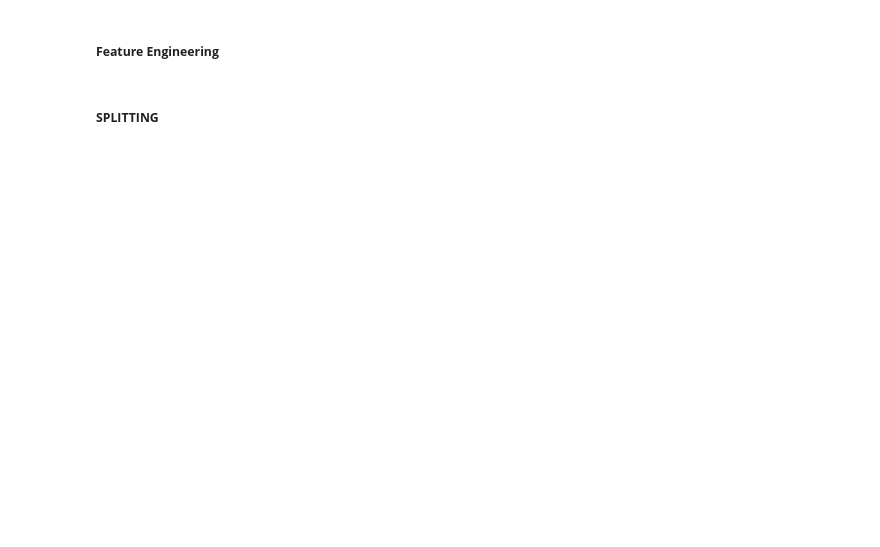
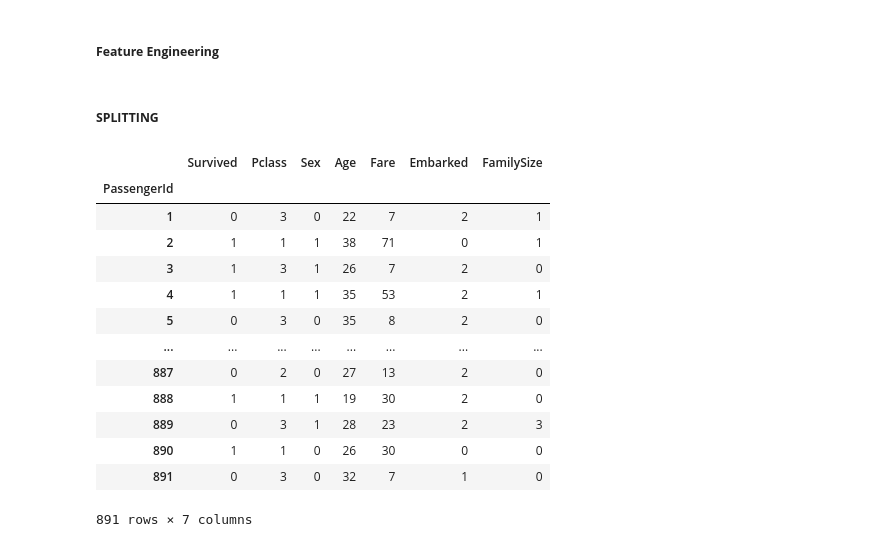
Before and after one commit to Yusrah23/Python_Scripts, a Jupyter notebook: titianic_pred.ipynb, the cells around one changed output. Saved outputs shown, nothing was run; the diff lists cells and outputs as text; code cells hidden in the pictures; blank space fills up the shorter version.

```diff
--- a/titianic_pred.ipynb
+++ b/titianic_pred.ipynb
@@ -211,7 +209,7 @@ survived_hist_plot("Age")
 # %%
 # dropping columns
 
-data.drop(columns = ["Ticket" , "Cabin", "PassengerId", "Name"] , inplace = True)
+data.drop(columns = ["Ticket" , "Cabin", "Name"] , inplace = True)
 # %%
 #filling missing values
 
@@ -272,3 +270,20 @@ y = data["Survived"]
 # %%
 # train and test split
 X_train,X_test,y_train,y_test = train_test_split(X,y,test_size=0.2,random_state=42)
+# %%
+data
+# %% [output]
+|  | Survived | Pclass | Sex | Age | Fare | Embarked | FamilySize |
+| PassengerId |  |  |  |  |  |  |  |
+| 1 | 0 | 3 | 0 | 22 | 7 | 2 | 1 |
+| 2 | 1 | 1 | 1 | 38 | 71 | 0 | 1 |
+| 3 | 1 | 3 | 1 | 26 | 7 | 2 | 0 |
+| 4 | 1 | 1 | 1 | 35 | 53 | 2 | 1 |
+| 5 | 0 | 3 | 0 | 35 | 8 | 2 | 0 |
+| ... | ... | ... | ... | ... | ... | ... | ... |
+| 887 | 0 | 2 | 0 | 27 | 13 | 2 | 0 |
+| 888 | 1 | 1 | 1 | 19 | 30 | 2 | 0 |
+| 889 | 0 | 3 | 1 | 28 | 23 | 2 | 3 |
+| 890 | 1 | 1 | 0 | 26 | 30 | 0 | 0 |
+| 891 | 0 | 3 | 0 | 32 | 7 | 1 | 0 |
+891 rows × 7 columns
```
Also changed, not shown: parts of 11 cells of this notebook.
